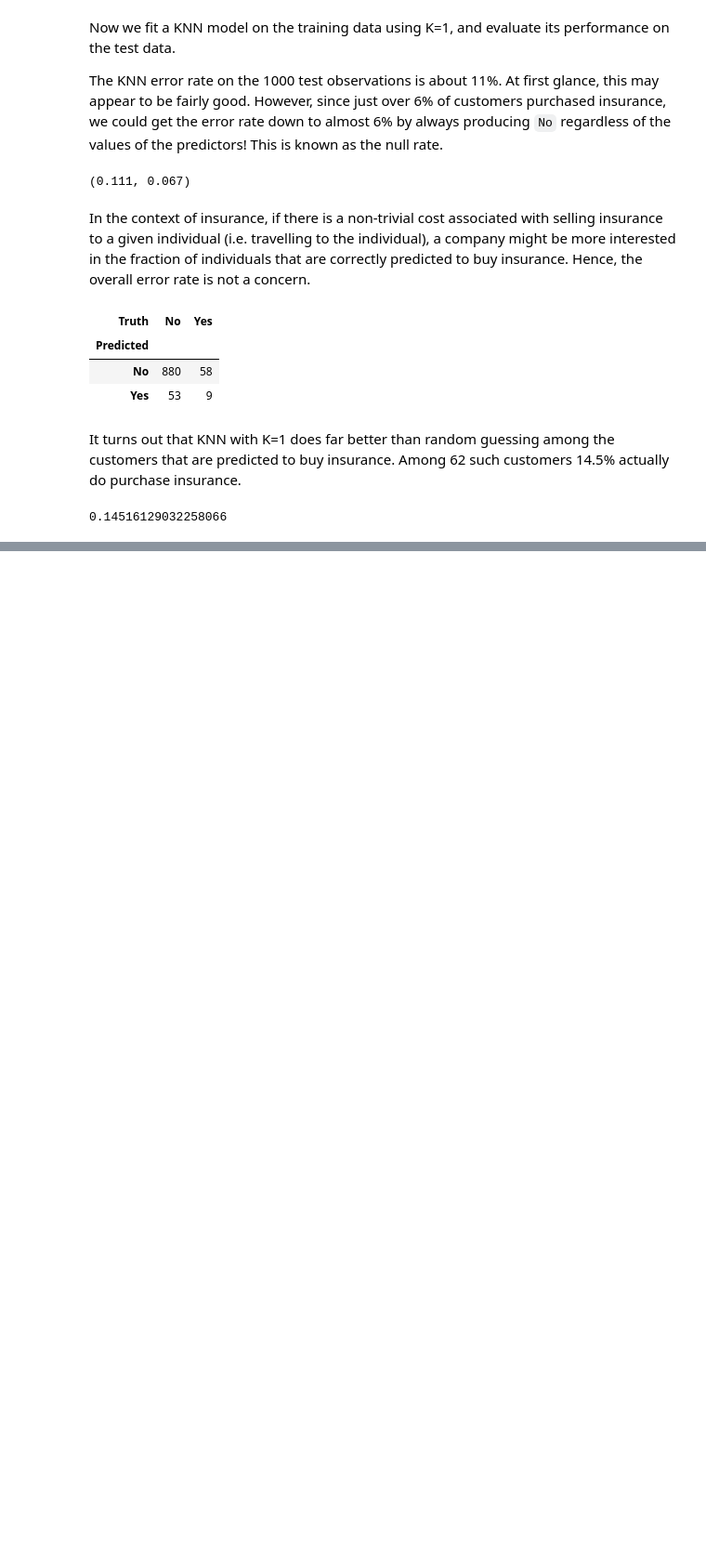
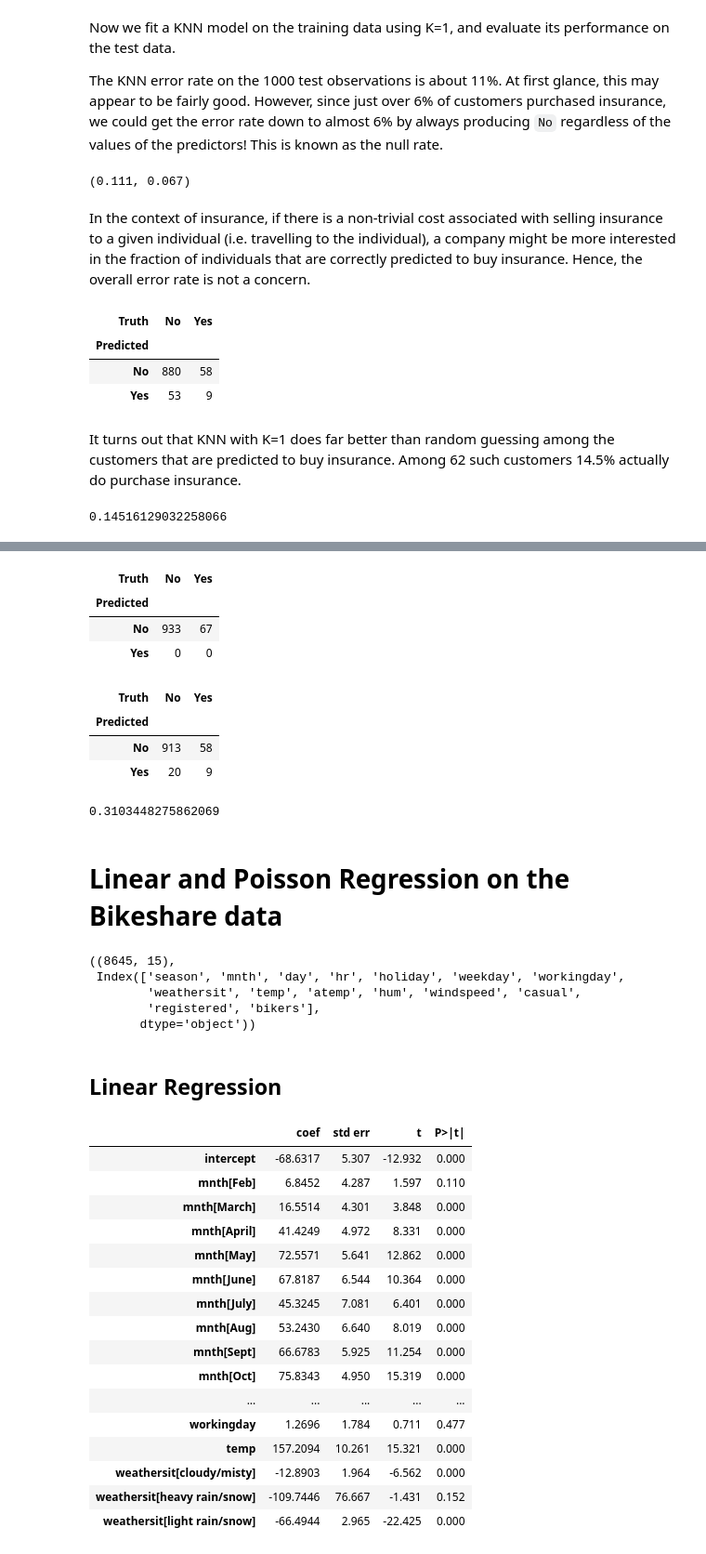
Before and after one commit to xavierchen0/LearnML, a Jupyter notebook: 4. Classification/4. Classification_Lab.ipynb, the cells around one changed output, grey strips where cells are left out. Shown at 93% size. Cells and saved outputs as stored; diff of their text form; code cells hidden in the pictures; blank space fills up the shorter version.

```diff
--- a/4. Classification/4. Classification_Lab.ipynb
+++ b/4. Classification/4. Classification_Lab.ipynb
@@ -592,0 +617,64 @@ It turns out that KNN with K=1 does far better than random guessing among the cu
+# %%
+logit = LogisticRegression(C=1e10, solver="liblinear")
+logit.fit(X_train, y_train)
+logit_pred = logit.predict_proba(X_test)
+logit_labels = np.where(logit_pred[:,1] > 5, "Yes", "No")
+confusion_table(logit_labels, y_test)
+# %% [output]
+| Truth | No | Yes |
+| Predicted |  |  |
+| No | 933 | 67 |
+| Yes | 0 | 0 |
+# %%
+logit_labels = np.where(logit_pred[:,1]>0.25, "Yes", "No")
+confusion_table(logit_labels, y_test)
+# %% [output]
+| Truth | No | Yes |
+| Predicted |  |  |
+| No | 913 | 58 |
+| Yes | 20 | 9 |
+# %%
+9/(20+9)
+# %% [output]
+0.3103448275862069
+# %% [markdown]
+# Linear and Poisson Regression on the Bikeshare data
+# %%
+Bike = load_data("Bikeshare")
+# %%
+Bike.shape, Bike.columns
+# %% [output]
+((8645, 15),
+ Index(['season', 'mnth', 'day', 'hr', 'holiday', 'weekday', 'workingday',
+        'weathersit', 'temp', 'atemp', 'hum', 'windspeed', 'casual',
+        'registered', 'bikers'],
+       dtype='object'))
+# %% [markdown]
+## Linear Regression
+# %%
+X = MS(["mnth",
+        "hr",
+        "workingday",
+        "temp",
+        "weathersit"]).fit_transform(Bike)
+Y = Bike["bikers"]
+M_lm = sm.OLS(Y, X).fit()
+summarize(M_lm)
+# %% [output]
+|  | coef | std err | t | P>|t| |
+| intercept | -68.6317 | 5.307 | -12.932 | 0.000 |
+| mnth[Feb] | 6.8452 | 4.287 | 1.597 | 0.110 |
+| mnth[March] | 16.5514 | 4.301 | 3.848 | 0.000 |
+| mnth[April] | 41.4249 | 4.972 | 8.331 | 0.000 |
+| mnth[May] | 72.5571 | 5.641 | 12.862 | 0.000 |
+| mnth[June] | 67.8187 | 6.544 | 10.364 | 0.000 |
+| mnth[July] | 45.3245 | 7.081 | 6.401 | 0.000 |
+| mnth[Aug] | 53.2430 | 6.640 | 8.019 | 0.000 |
+| mnth[Sept] | 66.6783 | 5.925 | 11.254 | 0.000 |
+| mnth[Oct] | 75.8343 | 4.950 | 15.319 | 0.000 |
+| ... | ... | ... | ... | ... |
+| workingday | 1.2696 | 1.784 | 0.711 | 0.477 |
+| temp | 157.2094 | 10.261 | 15.321 | 0.000 |
+| weathersit[cloudy/misty] | -12.8903 | 1.964 | -6.562 | 0.000 |
+| weathersit[heavy rain/snow] | -109.7446 | 76.667 | -1.431 | 0.152 |
+| weathersit[light rain/snow] | -66.4944 | 2.965 | -22.425 | 0.000 |
```
Also changed, not shown: parts of 15 cells of this notebook, 2 other files.
